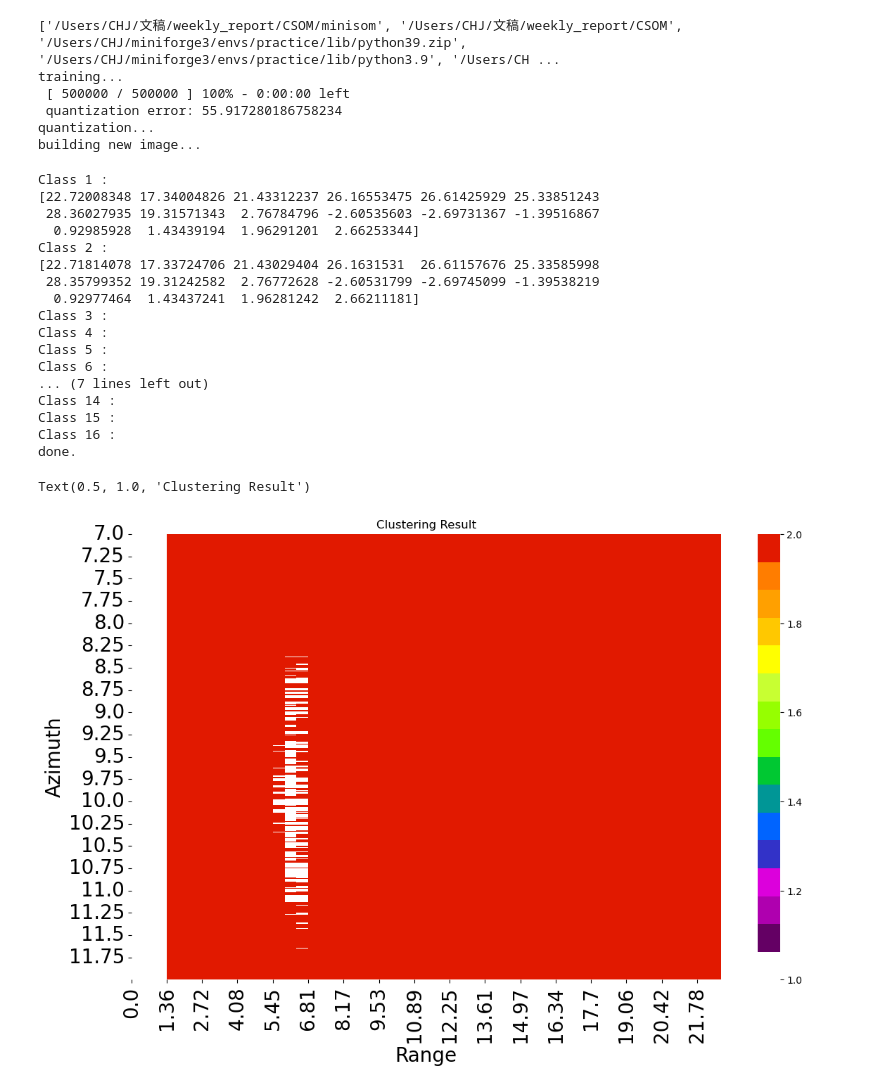
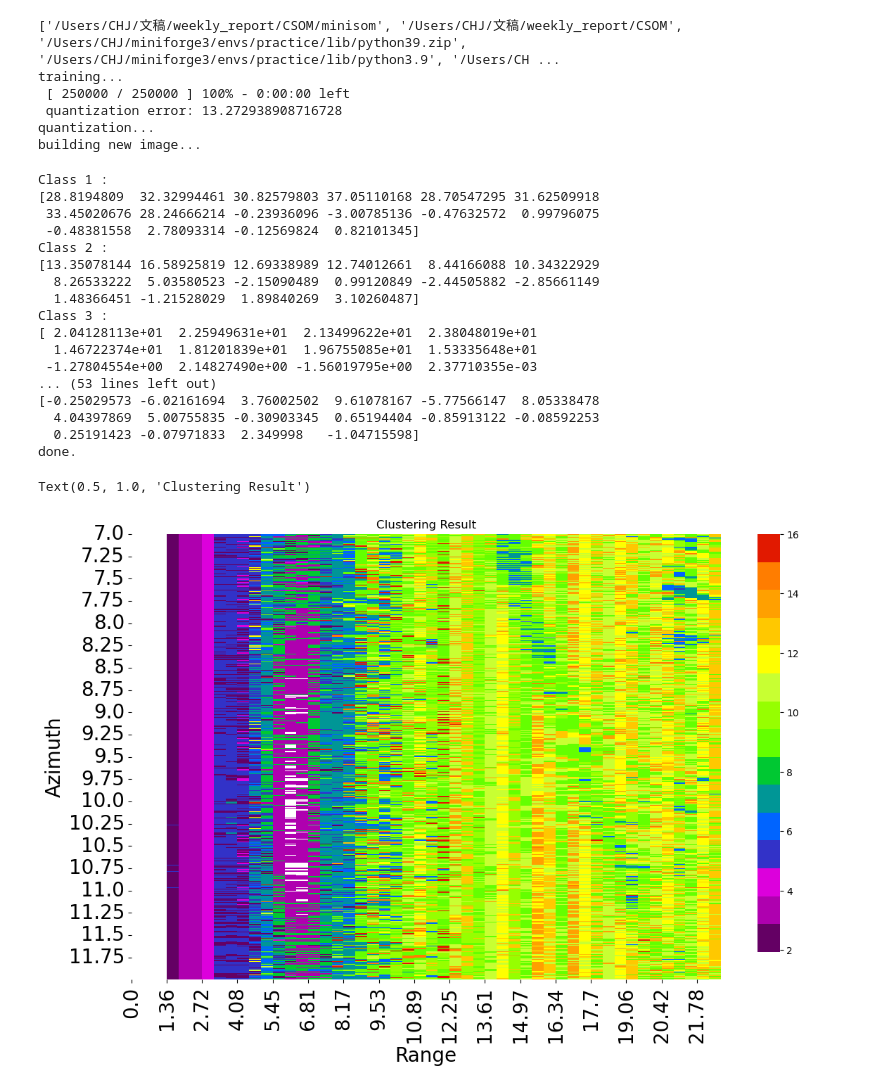
Before and after one commit to 944750720/CSOM, a Jupyter notebook: minisom_cluster_8ch_ring.ipynb, the cells around one changed output. Saved outputs shown, nothing was run; the diff lists cells and outputs as text; code cells hidden in the pictures.

Commit message:
finding parameters of ring topo

```diff
--- a/minisom_cluster_8ch_ring.ipynb
+++ b/minisom_cluster_8ch_ring.ipynb
@@ -109,11 +109,11 @@ pixels = amp_phase_16_column
 
 # SOM initialization and training
 print('training...')
-som = minisom_ring.MiniSom_ring(4, 16, sigma=3.,
-              learning_rate=1, neighborhood_function='bubble')
+som = minisom_ring.MiniSom_ring(16, 16, sigma=2.,
+              learning_rate=0.9, neighborhood_function='bubble')
 som.random_weights_init(pixels)
 starting_weights = som.get_weights().copy()  # saving the starting weights
-som.train_ring(pixels, 25000, random_order=True, verbose=True)
+som.train_ring(pixels, 10, random_order=True, verbose=True, use_epochs=True)
 
 print('quantization...')
 qnt = som.quantization(pixels)  # quantize each pixels of the image
@@ -206,46 +206,46 @@ print('done.')
 
 all_font = 20
 plt.figure(figsize=(12, 8))
 # my_cmap = cmaps.precip2_15lev
 # my_cmap.set_under('w')
 sns.heatmap(class_labels, cmap=cmaps.precip2_15lev)
 name = ["", "range [m]", "azimuth [s]"]
 dx = d_tau * light_speed / 2 / 2
 dy = 0.01
 x_step = int(rg_len / 25) + 1
 y_step = int(az_len / 20)
 plt.xticks(np.arange(0, rg_e_index - rg_s_index, step = x_step), np.round(np.arange(rg_s_index * dx, rg_e_index * dx, step = dx * x_step), 2), fontsize = all_font, rotation = 90)
 plt.yticks(np.arange(0, az_e_index - az_s_index, step = y_step), np.round(np.arange(az_s_index * dy, az_e_index * dy, step = dy * y_step), 2), fontsize = all_font)
 plt.title(name[0])
 plt.xlabel(name[1], fontsize = all_font)
 plt.ylabel(name[2], fontsize = all_font)
 plt.tight_layout()
 plt.xlabel("Range")
 plt.ylabel("Azimuth")
 plt.title("Clustering Result")
 # %% [output]
 ['/Users/CHJ/文稿/weekly_report/CSOM/minisom', '/Users/CHJ/文稿/weekly_report/CSOM', '/Users/CHJ/miniforge3/envs/practice/lib/python39.zip', '/Users/CHJ/miniforge3/envs/practice/lib/python3.9', '/Users/CH ...
 training...
- [ 500000 / 500000 ] 100% - 0:00:00 left
- quantization error: 55.917280186758234
+ [ 250000 / 250000 ] 100% - 0:00:00 left
+ quantization error: 13.272938908716728
 quantization...
 building new image...
 Class 1 :
-[22.72008348 17.34004826 21.43312237 26.16553475 26.61425929 25.33851243
- 28.36027935 19.31571343  2.76784796 -2.60535603 -2.69731367 -1.39516867
-  0.92985928  1.43439194  1.96291201  2.66253344]
+[28.8194809  32.32994461 30.82579803 37.05110168 28.70547295 31.62509918
+ 33.45020676 28.24666214 -0.23936096 -3.00785136 -0.47632572  0.99796075
+ -0.48381558  2.78093314 -0.12569824  0.82101345]
 Class 2 :
-[22.71814078 17.33724706 21.43029404 26.1631531  26.61157676 25.33585998
- 28.35799352 19.31242582  2.76772628 -2.60531799 -2.69745099 -1.39538219
-  0.92977464  1.43437241  1.96281242  2.66211181]
+[13.35078144 16.58925819 12.69338989 12.74012661  8.44166088 10.34322929
+  8.26533222  5.03580523 -2.15090489  0.99120849 -2.44505882 -2.85661149
+  1.48366451 -1.21528029  1.89840269  3.10260487]
 Class 3 :
-Class 4 :
-Class 5 :
-Class 6 :
-... (7 lines left out)
-Class 14 :
-Class 15 :
-Class 16 :
+[ 2.04128113e+01  2.25949631e+01  2.13499622e+01  2.38048019e+01
+  1.46722374e+01  1.81201839e+01  1.96755085e+01  1.53335648e+01
+ -1.27804554e+00  2.14827490e+00 -1.56019795e+00  2.37710355e-03
+... (53 lines left out)
+[-0.25029573 -6.02161694  3.76002502  9.61078167 -5.77566147  8.05338478
+  4.04397869  5.00755835 -0.30903345  0.65194404 -0.85913122 -0.08592253
+  0.25191423 -0.07971833  2.349998   -1.04715598]
 done.
 Text(0.5, 1.0, 'Clustering Result')
-[figure, old version]
+[figure, new version]
```
Also changed, not shown: parts of 1 cell of this notebook.
